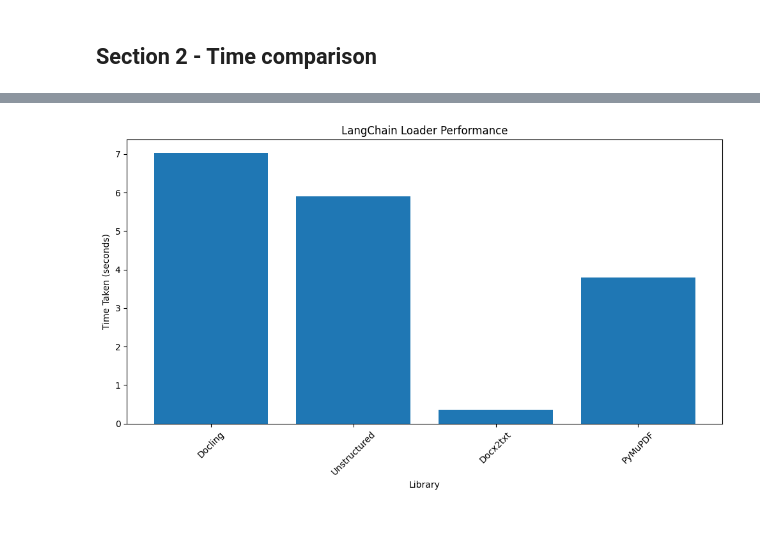
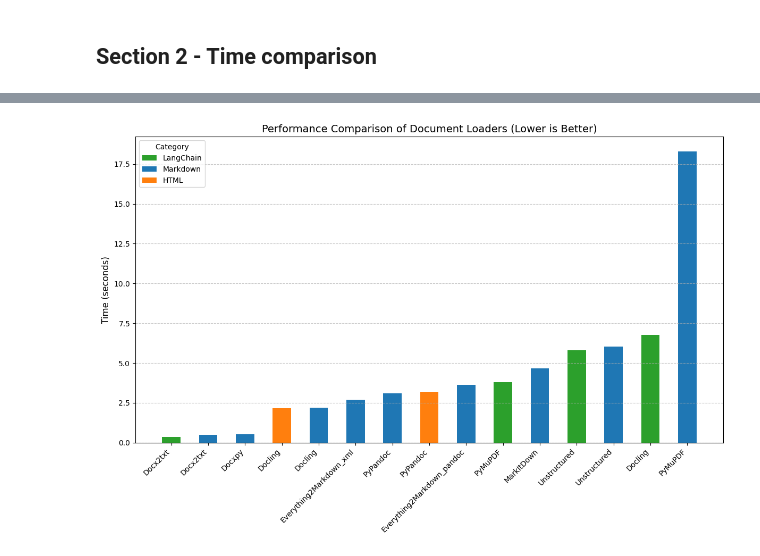
Before and after one commit to drAbreu/python-playground, a Jupyter notebook: comparing_document_analysis_tools/comparing_performance.ipynb, the cells around one changed output, grey strips where cells are left out. Saved outputs shown, nothing was run; the diff lists cells and outputs as text; code cells hidden in the pictures; blank space fills up the shorter version.

```diff
--- a/comparing_document_analysis_tools/comparing_performance.ipynb
+++ b/comparing_document_analysis_tools/comparing_performance.ipynb
@@ -279,12 +231,62 @@ plt.show()
-# %%
-# Plot LangChain Loader Performance
-plt.figure(figsize=(10, 6))
-plt.bar(langchain_timings.keys(), langchain_timings.values())
-plt.xlabel("Library")
-plt.ylabel("Time Taken (seconds)")
-plt.title("LangChain Loader Performance")
-plt.xticks(rotation=45)
-plt.tight_layout()
-plt.show()
-# %% [output]
-[figure, removed]
+# %%
+# Section 7: Improved Visualization
+
+import matplotlib.pyplot as plt
+import pandas as pd
+import numpy as np
+
+# Extract specific benchmarks for Markdown, HTML, and LangChain loaders
+markdown_timings = library_timings["convert_to_markdown"]
+html_timings = library_timings["convert_to_html"]
+langchain_timings = library_timings["langchain_loaders"]
+
+# Combine all timings into a DataFrame for visualization
+data = {
+    "Library": list(markdown_timings.keys()) + list(html_timings.keys()) + list(langchain_timings.keys()),
+    "Time (seconds)": list(markdown_timings.values()) + list(html_timings.values()) + list(langchain_timings.values()),
+    "Category": (
+        ["Markdown"] * len(markdown_timings) +
+        ["HTML"] * len(html_timings) +
+        ["LangChain"] * len(langchain_timings)
+    ),
+}
+
+df = pd.DataFrame(data)
+
+# Sort the DataFrame by time in ascending order
+df = df.sort_values(by="Time (seconds)").reset_index(drop=True)
+
+# Plot settings
+plt.figure(figsize=(12, 8))
+
+# Unique categories for color-coding
+categories = df["Category"].unique()
+colors = {"Markdown": "#1f77b4", "HTML": "#ff7f0e", "LangChain": "#2ca02c"}
+
+# Position for each bar
+x_positions = np.arange(len(df))
+bar_width = 0.5
+
+# Plot each category with distinct colors
+for category in categories:
+    category_df = df[df["Category"] == category]
+    plt.bar(
+        category_df.index,
+        category_df["Time (seconds)"],
+        width=bar_width,
+        label=category,
+        color=colors[category]
+    )
+
+# Add labels and formatting
+plt.xticks(x_positions, df["Library"], rotation=45, ha="right", fontsize=10)
+plt.ylabel("Time (seconds)", fontsize=12)
+plt.title("Performance Comparison of Document Loaders (Lower is Better)", fontsize=14)
+plt.legend(title="Category", fontsize=10)
+plt.grid(axis="y", linestyle="--", alpha=0.7)
+plt.tight_layout()
+
+# Display the plot
+plt.show()
+# %% [output]
+[figure, added]
```
Also changed, not shown: parts of 4 cells of this notebook.
